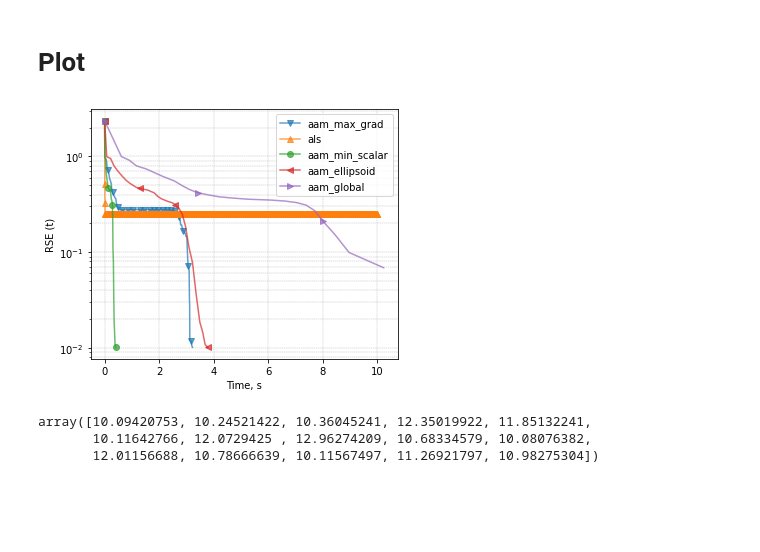
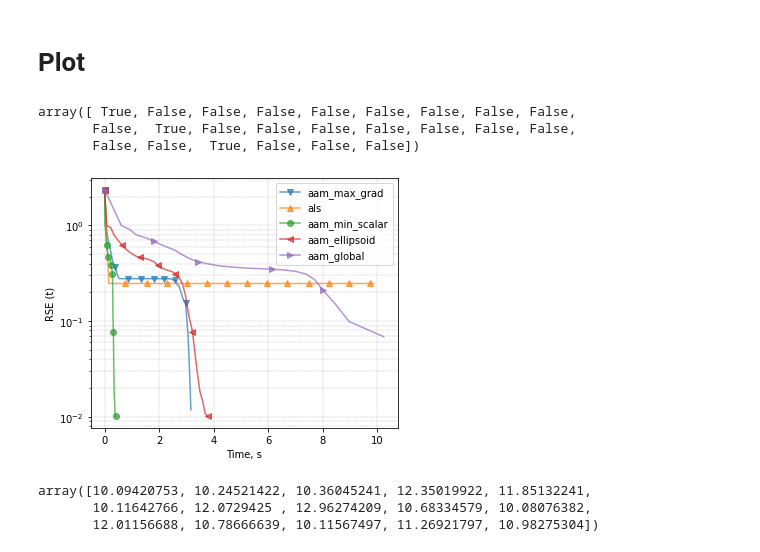
Before and after one commit to MerkulovDaniil/AALS-for-CP, a Jupyter notebook: run_experiment1.ipynb, the cells around one changed output. Drawn from its saved outputs; the diff is of its cells as text; code cells hidden in the pictures; blank space fills up the shorter version.

```diff
--- a/run_experiment1.ipynb
+++ b/run_experiment1.ipynb
@@ -356,5 +165,13 @@ a:  0.49049702489962405
 # %% [markdown]
 # Plot
+# %%
+mask2 = np.arange(0, len(x))
+mask2 = mask2%10==0
+mask2
+# %% [output]
+array([ True, False, False, False, False, False, False, False, False,
+       False,  True, False, False, False, False, False, False, False,
+       False, False,  True, False, False, False])
 # %%
 # External files
 
@@ -384,36 +201,47 @@ for exp in succ_experiments:
     exp_dict = replace_None_string_with_None(exp_dict)
     if not (params.items() <= exp_dict.items()):
         continue
     df = exp.get_numeric_channels_values(channel_name)
 
     x, y = df.to_numpy()[:,0], df.to_numpy()[:,1]
     mask = (x >= beg)*( x <= end)
     x, y = x[mask], y[mask]
 
+    if exp.get_system_properties()['name'] == 'als':
+        mask2 = np.arange(0, len(x))
+        mask2 = mask2%200==0
+        x = x[mask2]
+        y = y[mask2]
+    if exp.get_system_properties()['name'] == 'aam_max_grad':
+        mask2 = np.arange(0, len(x))
+        mask2 = mask2%5==0
+        x = x[mask2]
+        y = y[mask2]
+
     label = exp.get_system_properties()['name']# +  ' ' + str(exp.get_parameters())
 
     j=names.index(exp.get_system_properties()['name'])
-    plt.semilogy(x, y, label=label, alpha=0.7, marker=list(Line2D.markers)[j+2], markevery=10)
+    plt.semilogy(x, y, label=label, alpha=0.7, marker=list(Line2D.markers)[j+2], markevery=5)
 
 plt.grid(True, which="both", linestyle='--', linewidth=0.4)
 # plt.grid()
 plt.legend()
 
 plt.tight_layout()
 
 
 if '(i)' in channel_name:
     plt.xlabel(r'Iterations')
 elif '(t)' in channel_name:
     plt.xlabel(r'Time, s')
 else:
     plt.xlabel('Unknown')
 plt.ylabel(channel_name)
 # plt.show()
 # plt.savefig(channel_name+str(seed), dpi=200, bbox_inches='tight')
-plt.savefig('cp1.pdf', bbox_inches='tight')
+plt.savefig('cp-time.pdf', bbox_inches='tight')
 # %% [output]
-[figure, old version]
+[figure, new version]
 # %%
 
 dim = 30
```
Also changed, not shown: parts of 4 cells of this notebook.
